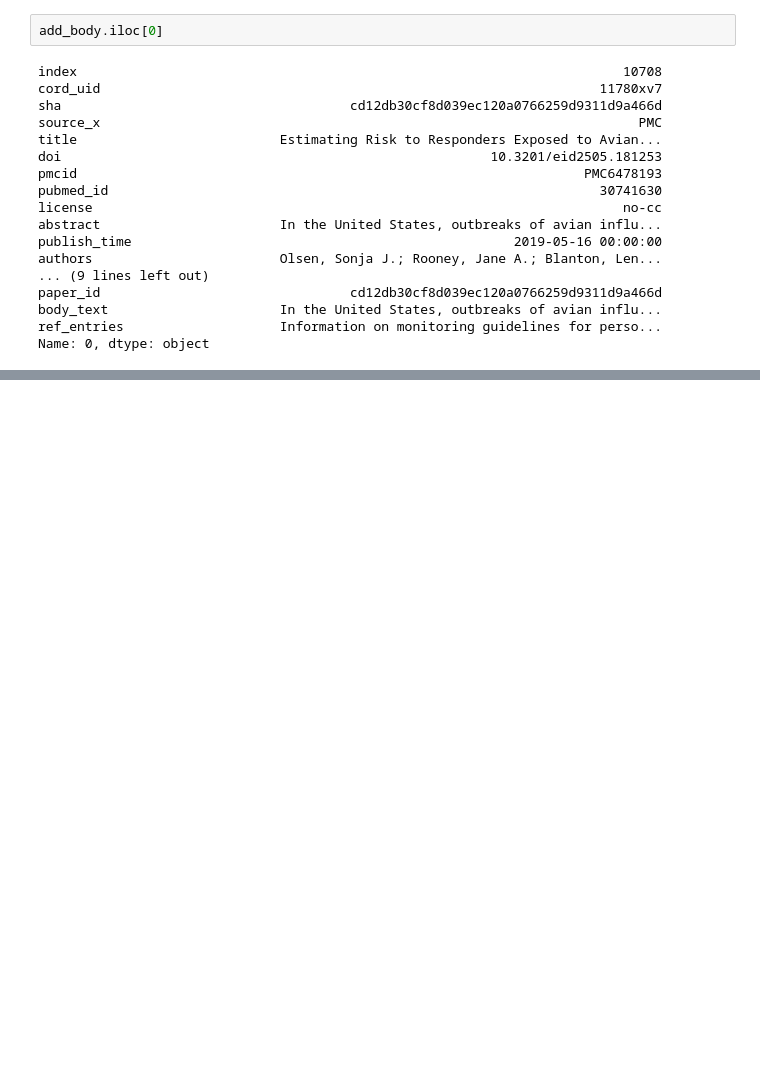
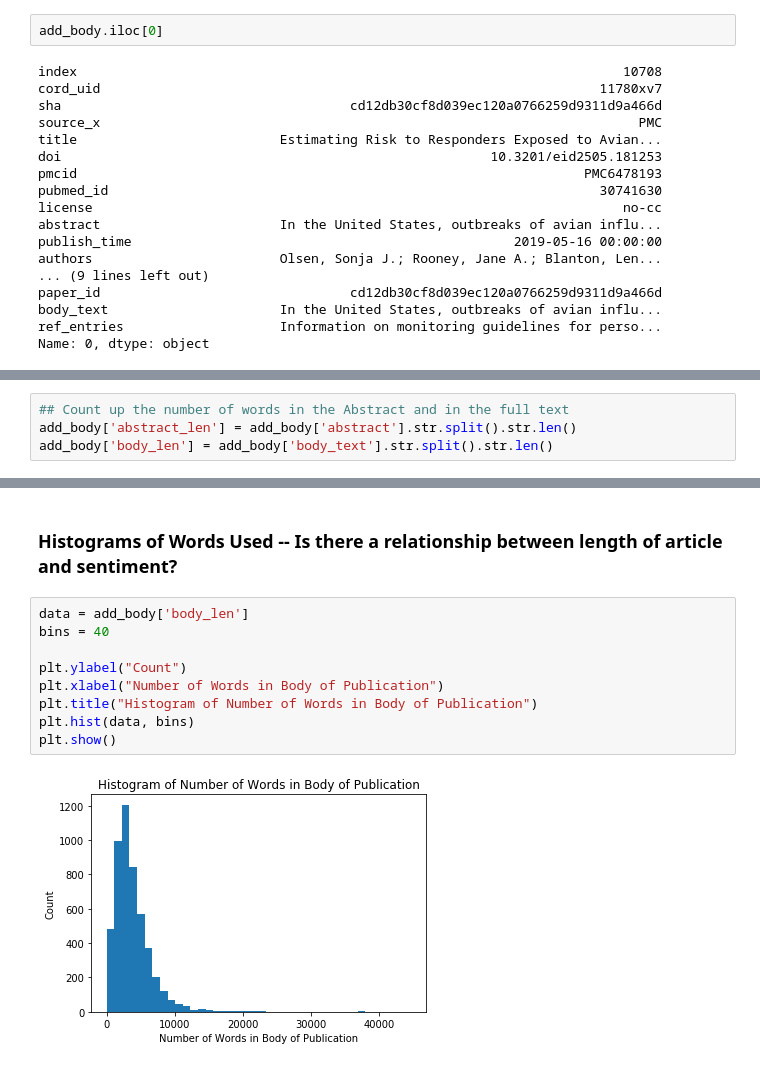
Before and after one commit to amandahutter/COVID-19-Kaggle-Analysis, a Jupyter notebook: CORD19-Analysis.ipynb, the cells around one changed output, grey strips where cells are left out. Cells and saved outputs as stored; diff of their text form; blank space fills up the shorter version.

```diff
--- a/CORD19-Analysis.ipynb
+++ b/CORD19-Analysis.ipynb
@@ -1673,0 +1679,4 @@ NameError: name 'add_body' is not defined
+# %%
+## Count up the number of words in the Abstract and in the full text
+add_body['abstract_len'] = add_body['abstract'].str.split().str.len()
+add_body['body_len'] = add_body['body_text'].str.split().str.len()
@@ -1673,0 +1694,13 @@ NameError: name 'add_body' is not defined
+# %% [markdown]
+### Histograms of Words Used -- Is there a relationship between length of article and sentiment?
+# %%
+data = add_body['body_len']
+bins = 40
+
+plt.ylabel("Count")
+plt.xlabel("Number of Words in Body of Publication")
+plt.title("Histogram of Number of Words in Body of Publication")
+plt.hist(data, bins)
+plt.show()
+# %% [output]
+[figure, added]
```
Also changed, not shown: parts of 14 cells of this notebook.
